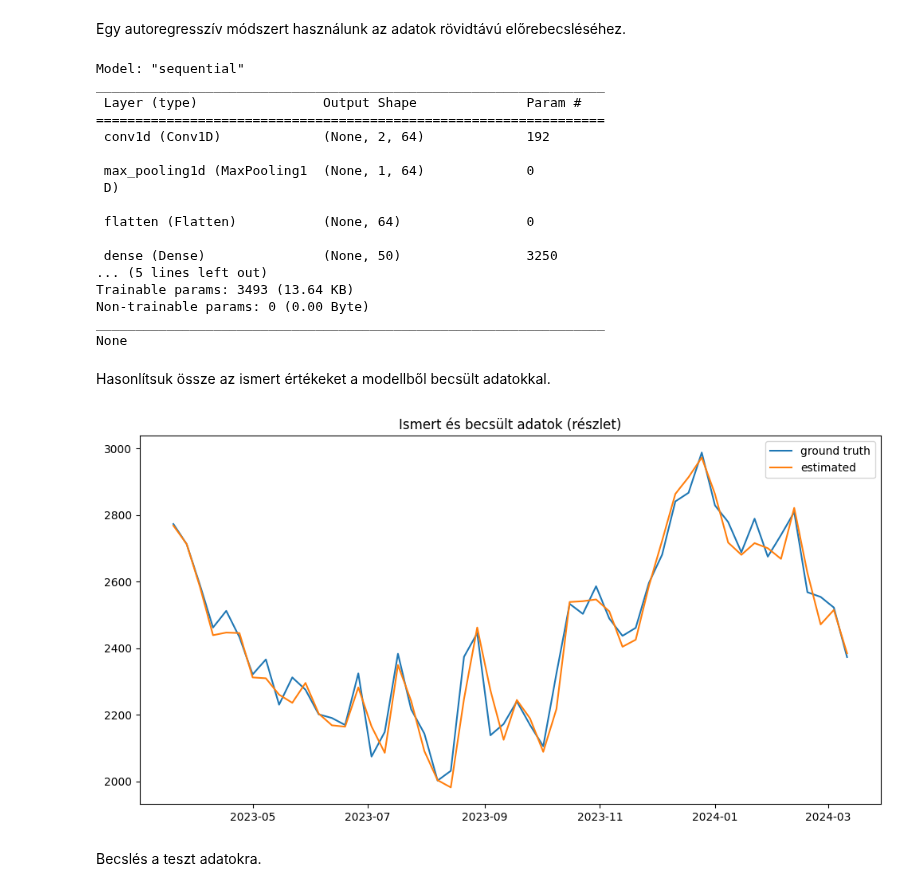
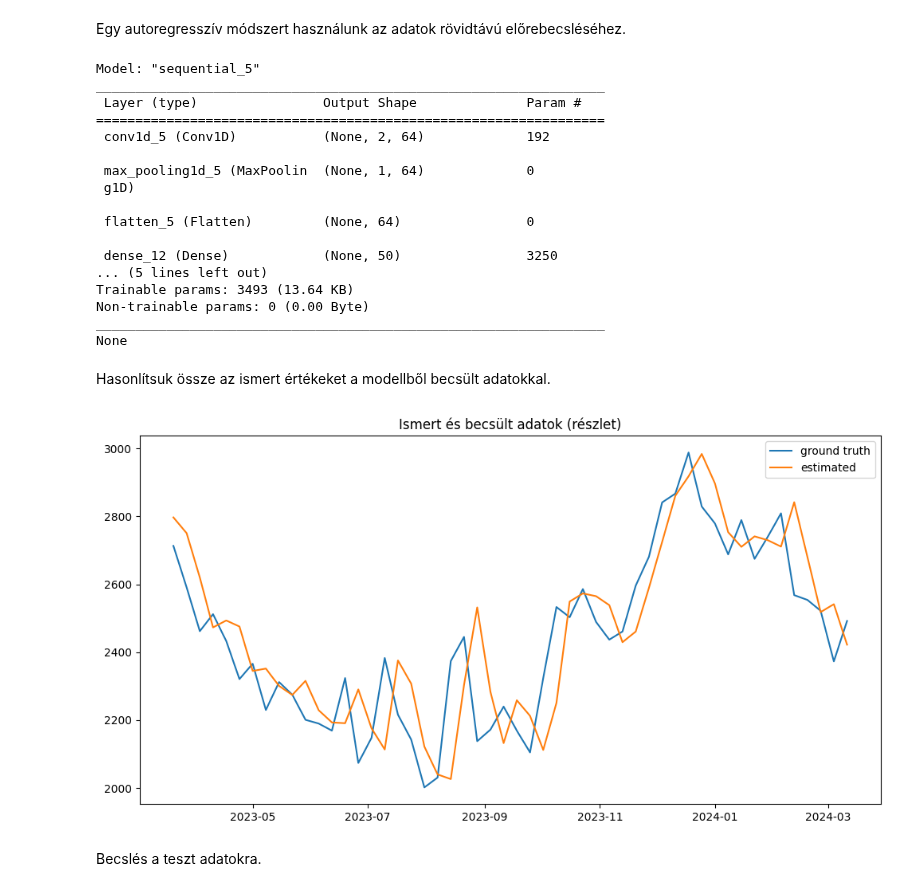
Before and after one commit to OSGeoLabBp/tutorials, a Jupyter notebook: hungarian/machine_learning/lessons/time_series.ipynb, the cells around one changed output. Cells and saved outputs as stored; diff of their text form; code cells hidden in the pictures.

```diff
--- a/hungarian/machine_learning/lessons/time_series.ipynb
+++ b/hungarian/machine_learning/lessons/time_series.ipynb
@@ -50,8 +51,9 @@ def split_sequence(seq, n_steps):
 	n = sequence.shape[0]
 	X = zeros((n - n_steps, n_steps))
 	y = sequence[n_steps:]
-	for i in range(n-n_steps):
-		X[i] = sequence[i:i+n_steps]
+	X = np.array([sequence[i:i+n_steps] for i in range(0, n-n_steps)])
+	#for i in range(n-n_steps):
+	#	X[i] = sequence[i:i+n_steps]
 	return X, y
 
 # define input sequence
@@ -87,18 +89,18 @@ print(model.summary())
 # modell tanítása
 hist = model.fit(X_train, y_train, validation_data=(X_test, y_test), epochs=1000, verbose=0)
 # %% [output]
-Model: "sequential"
+Model: "sequential_5"
 _________________________________________________________________
  Layer (type)                Output Shape              Param #
 =================================================================
- conv1d (Conv1D)             (None, 2, 64)             192
+ conv1d_5 (Conv1D)           (None, 2, 64)             192
 
- max_pooling1d (MaxPooling1  (None, 1, 64)             0
- D)
+ max_pooling1d_5 (MaxPoolin  (None, 1, 64)             0
+ g1D)
 
- flatten (Flatten)           (None, 64)                0
+ flatten_5 (Flatten)         (None, 64)                0
 
- dense (Dense)               (None, 50)                3250
+ dense_12 (Dense)            (None, 50)                3250
 ... (5 lines left out)
 Trainable params: 3493 (13.64 KB)
 Non-trainable params: 0 (0.00 Byte)
@@ -109,13 +111,13 @@ Hasonlítsuk össze az ismert értékeket a modellből becsült adatokkal.
 # %%
 # predict values from model
 y_pred = model.predict(X, verbose=0)
 plt.figure(figsize=(12,6))
-plt.plot(df["start"][-52:], y[-53:-1], label='ground truth')   # TODO one week shift!
-plt.plot(df["start"][-52:], y_pred[-52:], label='estimated')
+plt.plot(df["start"][-52:], y[-52:], label='ground truth')
+plt.plot(df["start"][-52:], y_pred[-52:], label='estimated')   # TODO one week shift!
 plt.legend()
 _ = plt.title('Ismert és becsült adatok (részlet)')
 # %% [output]
-[figure, old version]
+[figure, new version]
 # %% [markdown]
 Becslés a teszt adatokra.
 # %%
```
Also changed, not shown: parts of 10 cells of this notebook.
